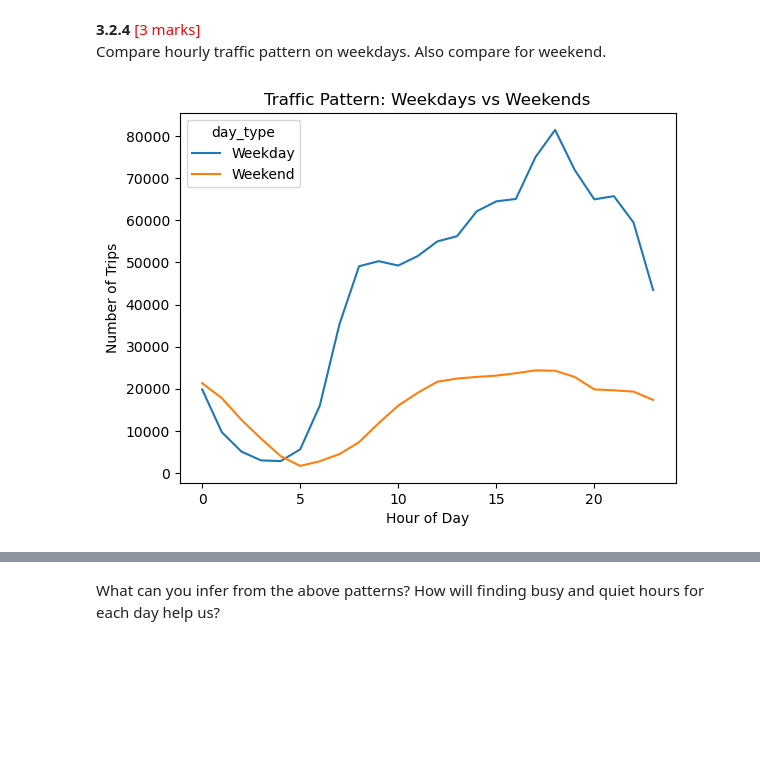
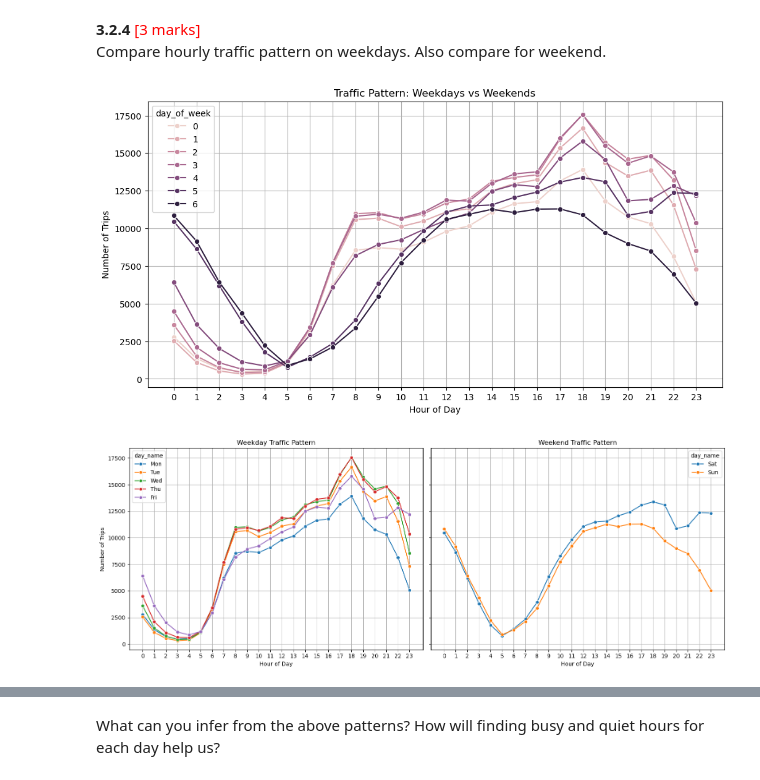
Before and after one commit to mpyar/eda_nyc_taxi, a Jupyter notebook: Analysis/EDA_Assg_NYC_Taxi_Starter.ipynb, the cells around one changed output, grey strips where cells are left out. Cells and saved outputs as stored; diff of their text form; code cells hidden in the pictures; blank space fills up the shorter version.

```diff
--- a/Analysis/EDA_Assg_NYC_Taxi_Starter.ipynb
+++ b/Analysis/EDA_Assg_NYC_Taxi_Starter.ipynb
@@ -1613,11 +1613,57 @@ Compare hourly traffic pattern on weekdays. Also compare for weekend.
 # Compare traffic trends for the week days and weekends
 merged_df['day_type'] = merged_df['day_of_week'].apply(lambda x: 'Weekend' if x >= 5 else 'Weekday')
 traffic_pattern = (merged_df.groupby(['day_type','pickup_hour']).size().reset_index(name='trip_count'))
+# %%
+traffic_pattern_by_day = (merged_df.groupby(['day_of_week','pickup_hour']).size().reset_index(name='trip_count'))
 # %%
-sns.lineplot(data=traffic_pattern, x='pickup_hour', y='trip_count', hue='day_type')
+
+plt.figure(figsize=(12, 6))
+sns.lineplot(data=traffic_pattern_by_day, x='pickup_hour', y='trip_count', hue='day_of_week', marker='o')
 plt.title("Traffic Pattern: Weekdays vs Weekends")
 plt.xlabel("Hour of Day")
 plt.ylabel("Number of Trips")
+plt.xticks(range(0, 24))
+plt.grid()
 plt.show()
 # %% [output]
-[figure, old version]
+[figure, new version]
+# %%
+
+
+day_labels = {0:'Mon', 1:'Tue', 2:'Wed', 3:'Thu', 4:'Fri', 5:'Sat', 6:'Sun'}
+traffic_pattern_by_day['day_name'] = traffic_pattern_by_day['day_of_week'].map(day_labels)
+
+weekday_data = traffic_pattern_by_day[traffic_pattern_by_day['day_of_week'].isin([0,1,2,3,4])]
+weekend_data = traffic_pattern_by_day[traffic_pattern_by_day['day_of_week'].isin([5,6])]
+
+
+fig, axes = plt.subplots(1, 2, figsize=(16, 6), sharey=True)
+
+# Weekday plot
+sns.lineplot(
+    data=weekday_data,
+    x='pickup_hour', y='trip_count',
+    hue='day_name', marker='o', ax=axes[0]
+)
+axes[0].set_title("Weekday Traffic Pattern")
+axes[0].set_xlabel("Hour of Day")
+axes[0].set_ylabel("Number of Trips")
+axes[0].set_xticks(range(0, 24))
+axes[0].grid()
+
+# Weekend plot
+sns.lineplot(
+    data=weekend_data,
+    x='pickup_hour', y='trip_count',
+    hue='day_name', marker='o', ax=axes[1]
+)
+axes[1].set_title("Weekend Traffic Pattern")
+axes[1].set_xlabel("Hour of Day")
+axes[1].set_ylabel("Number of Trips")
+axes[1].set_xticks(range(0, 24))
+axes[1].grid()
+
+plt.tight_layout()
+plt.show()
+# %% [output]
+[figure, added]
```
Also changed, not shown: parts of 21 cells of this notebook.
